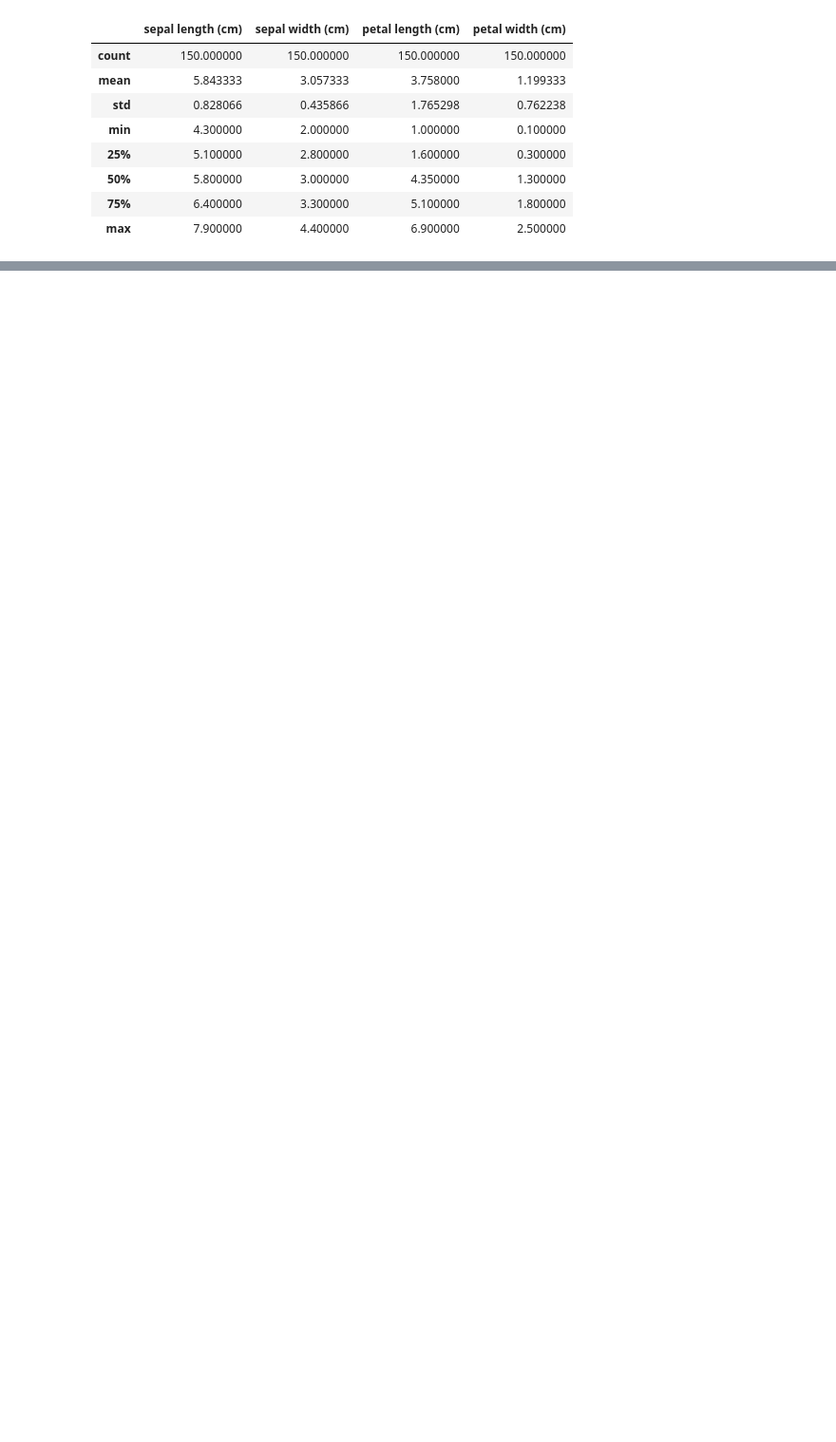
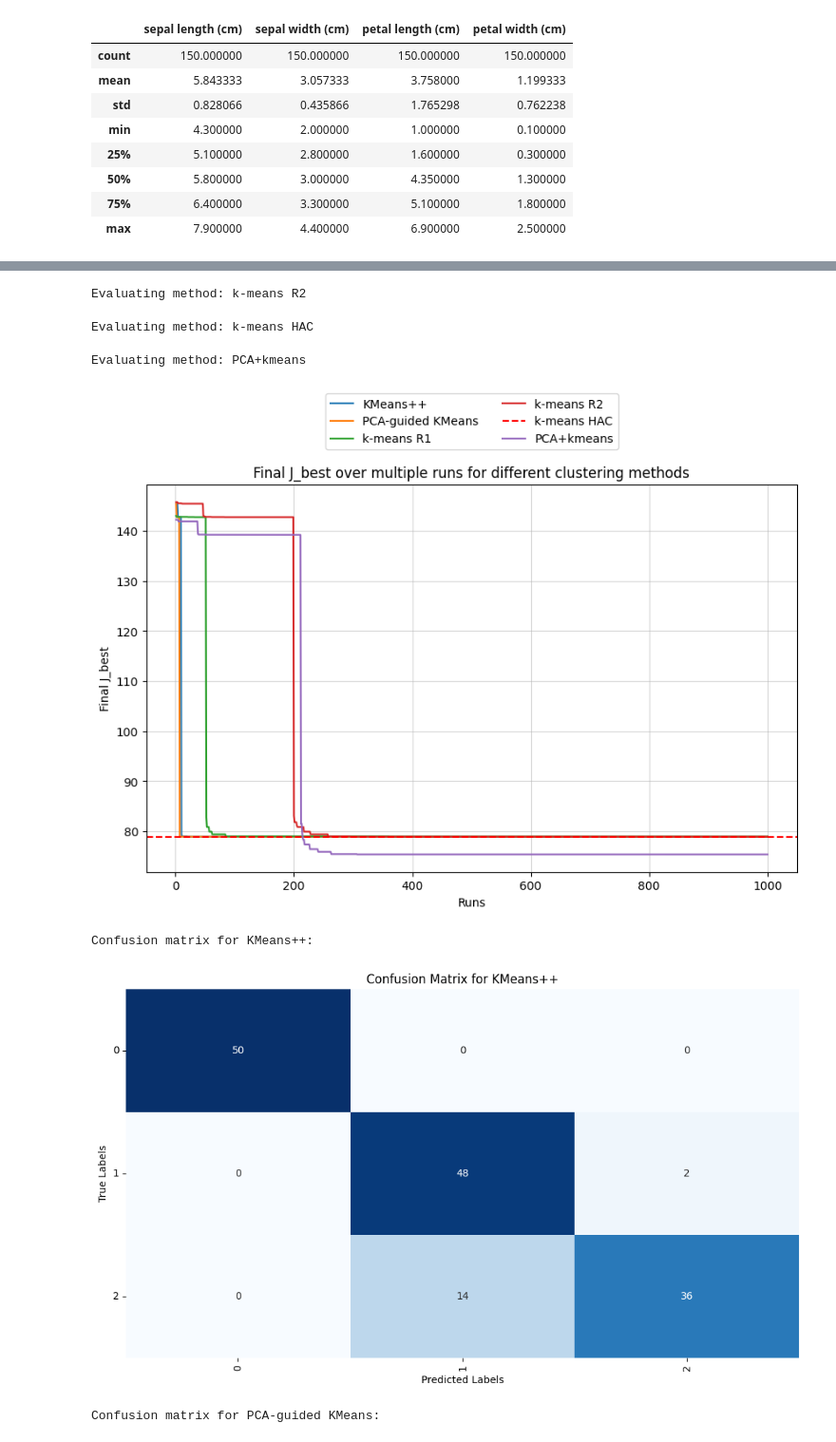
Before and after one commit to mouna-naim/MVA-Courses, a Jupyter notebook: Graphical_models/main.ipynb, the cells around one changed output, grey strips where cells are left out. Shown at 95% size. Cells and saved outputs as stored; diff of their text form; code cells hidden in the pictures; blank space fills up the shorter version.

```diff
--- a/Graphical_models/main.ipynb
+++ b/Graphical_models/main.ipynb
@@ -7,0 +28,23 @@ from sklearn.preprocessing import StandardScaler
+# %%
+datasets_params = {
+    "IRIS_dataset": {
+        "n_clusters": 3, # Number of clusters corresponds to the 3 species in the Iris dataset
+        "max_iter": 10, # Maximum iterations for convergence
+        "n_runs": 1000 # Number of executions
+    },
+    "ATT_dataset": {
+        "n_clusters": 40, # Number of clusters corresponds to 40 unique individuals in the AT&T dataset
+        "max_iter": 10,
+        "n_runs": 1000
+    },
+    "BA_dataset": {
+        "n_clusters": 26, # Number of clusters corresponds to 26 letters in the alphabet
+        "max_iter": 10,
+        "n_runs": 1000
+    },
+    "coil20_dataset": {
+        "n_clusters": 5, # Number of clusters corresponds to 5 items
+        "max_iter": 10,
+        "n_runs": 1000
+    }
+}
@@ -7,0 +53,9 @@ from sklearn.preprocessing import StandardScaler
+# %%
+clustering_methods = {
+     "KMeans++": kmeanspp_clustering,
+     "PCA-guided KMeans": pca_guided_clustering, # Custom implementation using PCA to guide K-means initialization
+     "k-means R1": kmeans_with_r1_initialization, # Random initialization variant 1
+     "k-means R2": kmeans_with_r2_initialization, # Random initialization variant 2
+     "k-means HAC": hac_initialization, # K-means initialized by a hierarchical approach
+     "PCA+kmeans": pca_Kmeans, # Perform PCA to reduce features, then apply K-means
+}
@@ -16,3 +75,5 @@ feature_names = input_data.feature_names
+# %%
+true_labels = input_data.target
 # %%
 import pandas as pd
 df = pd.DataFrame(X, columns = input_data.feature_names)
@@ -81,0 +108,9 @@ Distortion (PCA-guided K-means): 139.8204963597498
+# %%
+iris_params = datasets_params["IRIS_dataset"]
+n_clusters = iris_params["n_clusters"]
+max_iter = iris_params["max_iter"]
+n_runs = iris_params["n_runs"]
+
+evaluate_clustering_methods_over_runs(X, true_labels,
+                                      n_clusters, max_iter, n_runs, clustering_methods)
+# %% [output]
@@ -81,0 +120,7 @@ Distortion (PCA-guided K-means): 139.8204963597498
+Evaluating method: k-means R2
+Evaluating method: k-means HAC
+Evaluating method: PCA+kmeans
+[figure, added]
+Confusion matrix for KMeans++:
+[figure, added]
+Confusion matrix for PCA-guided KMeans:
```
Also changed, not shown: parts of 25 cells of this notebook, 3 other files.
